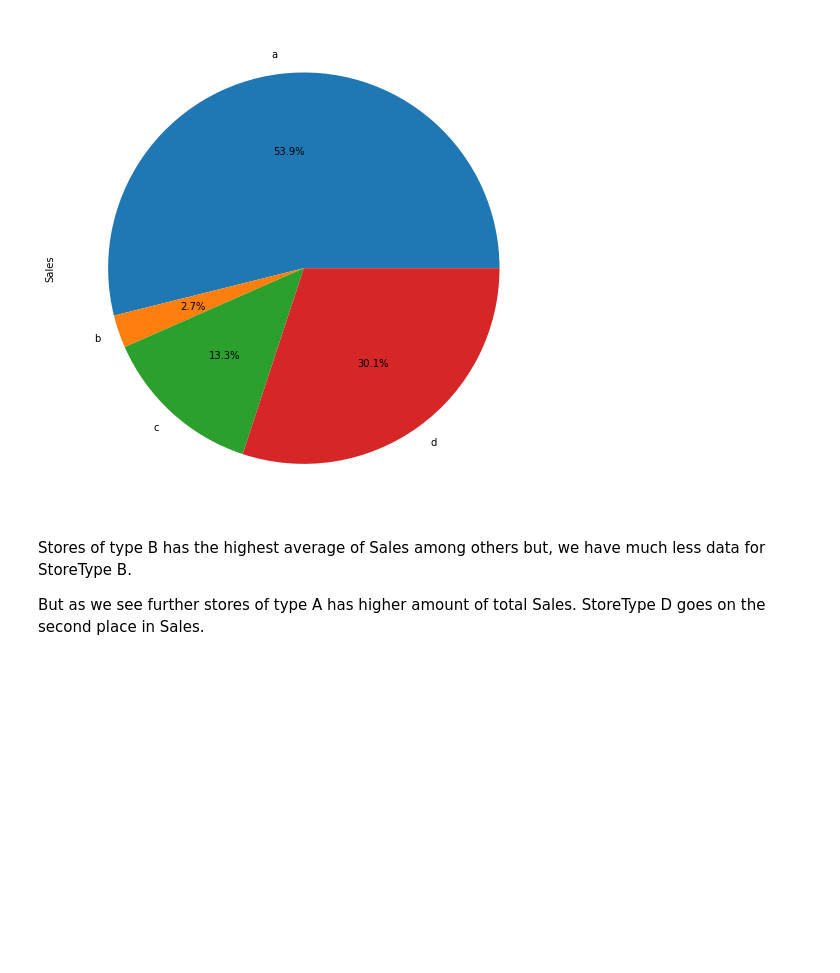
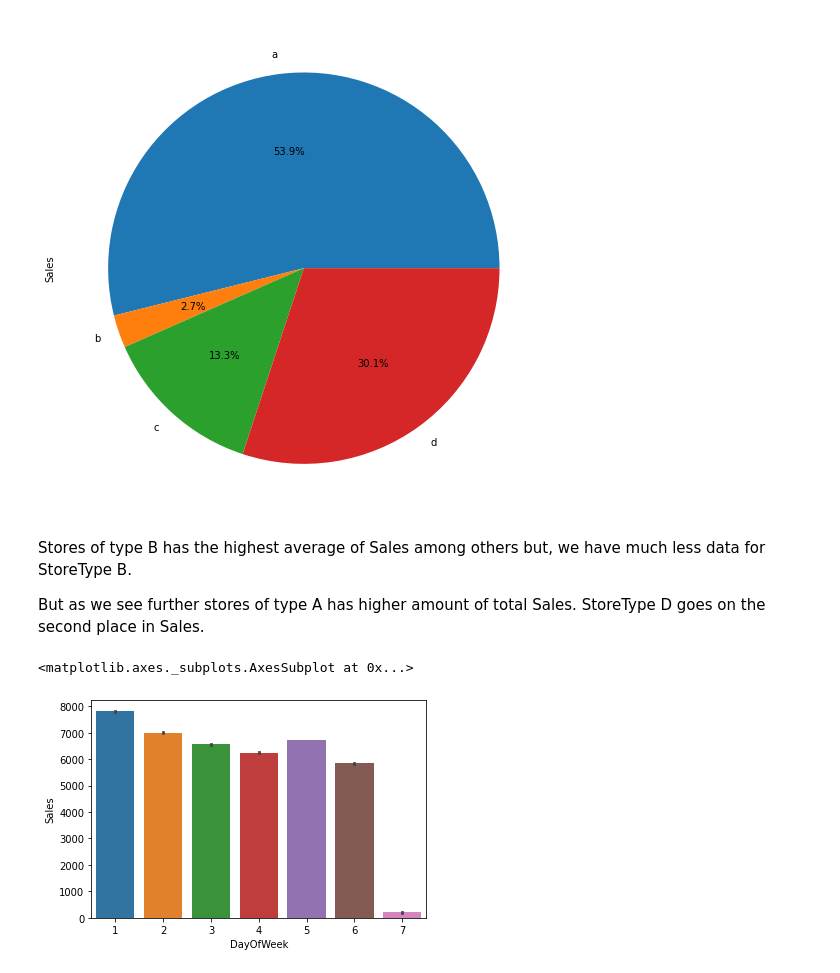
Before and after one commit to omkar-rayala/Rossmann-Stores-Sales-Prediction, a Jupyter notebook: Rossmann_Sales_Prediction_Capstone_Project.ipynb, the cells around one changed output. Drawn from its saved outputs; the diff is of its cells as text; code cells hidden in the pictures; blank space fills up the shorter version.

```diff
--- a/Rossmann_Sales_Prediction_Capstone_Project.ipynb
+++ b/Rossmann_Sales_Prediction_Capstone_Project.ipynb
@@ -287,3 +288,9 @@ mean_sales.plot(fontsize = 10 , kind = 'pie',  autopct="%1.1f%%",figsize = (9,9)
 Stores of type B has the highest average of Sales among others but, we have much less data for StoreType B.
 
 But as we see further stores of type A has higher amount of total Sales. StoreType D goes on the second place in Sales.
+# %%
+#DayOfWeek
+sns.barplot(x = 'DayOfWeek', y= 'Sales', data = merge_df)
+# %% [output]
+<matplotlib.axes._subplots.AxesSubplot at 0x...>
+[figure, added]
```
Also changed, not shown: parts of 11 cells of this notebook.
